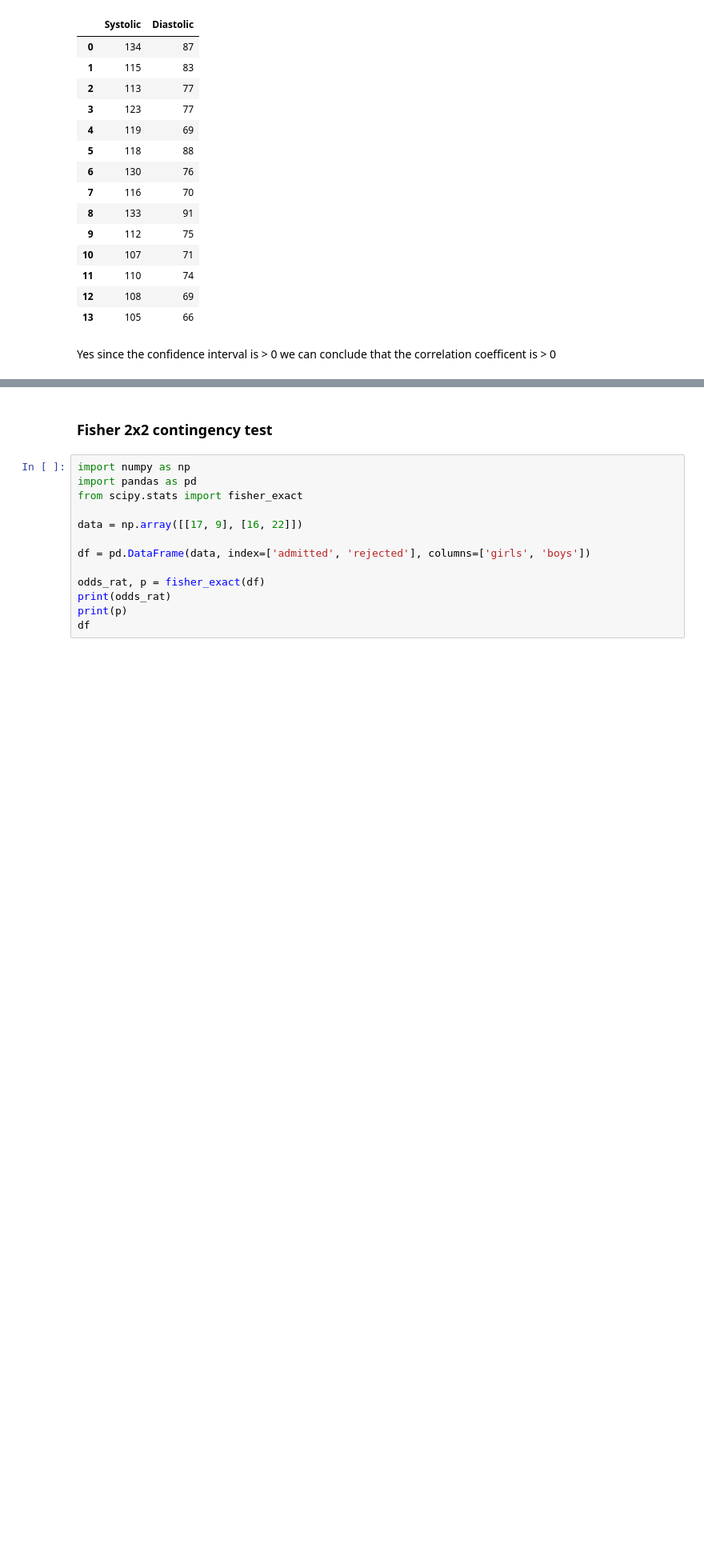
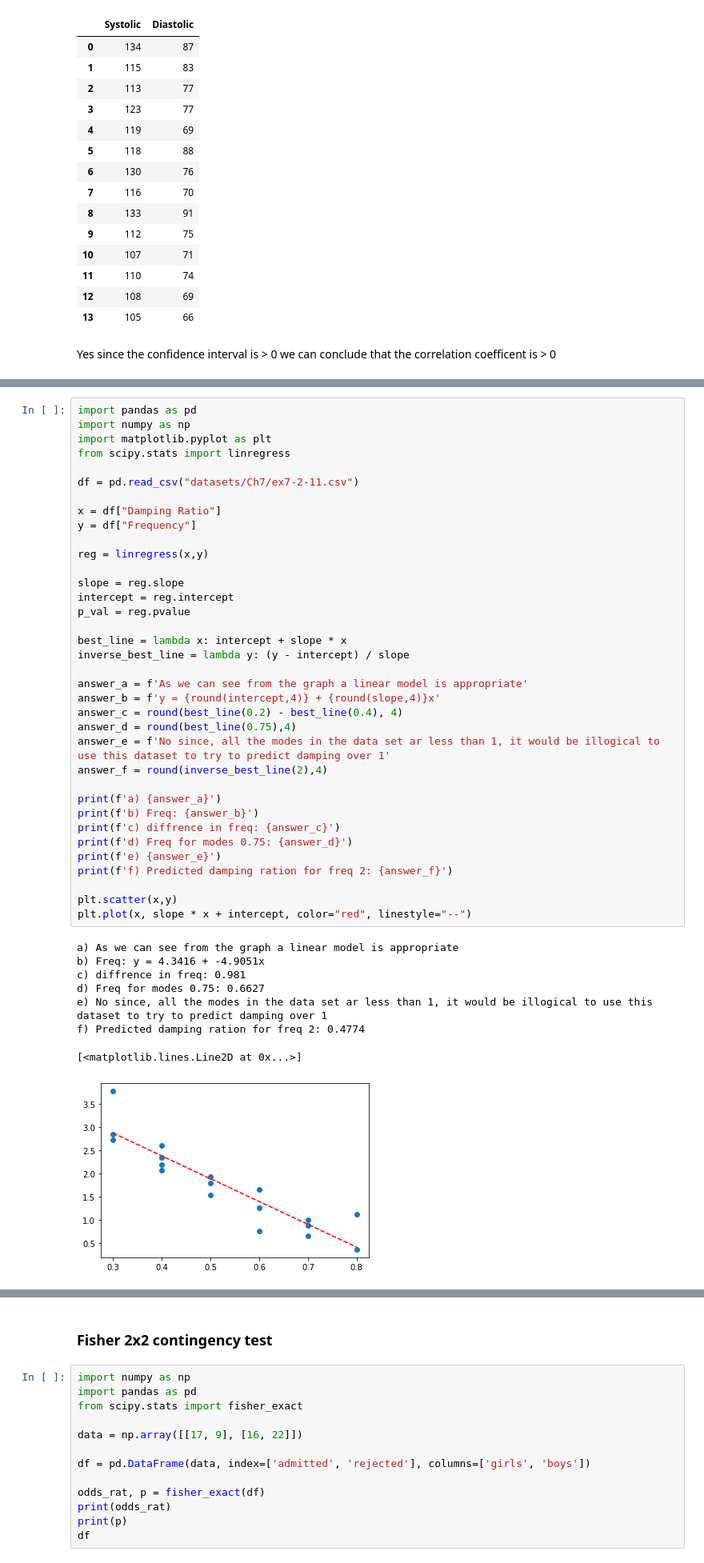
Before and after one commit to lsig/Statistics, a Jupyter notebook: Workbook.ipynb, the cells around one changed output, grey strips where cells are left out. Shown at 80% size. Saved outputs shown, nothing was run; the diff lists cells and outputs as text; blank space fills up the shorter version.

```diff
--- a/Workbook.ipynb
+++ b/Workbook.ipynb
@@ -6028,0 +6044,45 @@ Yes since the confidence interval is > 0 we can conclude that the correlation co
+# %%
+import pandas as pd
+import numpy as np
+import matplotlib.pyplot as plt
+from scipy.stats import linregress
+
+df = pd.read_csv("datasets/Ch7/ex7-2-11.csv")
+
+x = df["Damping Ratio"]
+y = df["Frequency"]
+
+reg = linregress(x,y)
+
+slope = reg.slope
+intercept = reg.intercept
+p_val = reg.pvalue
+
+best_line = lambda x: intercept + slope * x
+inverse_best_line = lambda y: (y - intercept) / slope
+
+answer_a = f'As we can see from the graph a linear model is appropriate'
+answer_b = f'y = {round(intercept,4)} + {round(slope,4)}x'
+answer_c = round(best_line(0.2) - best_line(0.4), 4)
+answer_d = round(best_line(0.75),4)
+answer_e = f'No since, all the modes in the data set ar less than 1, it would be illogical to use this dataset to try to predict damping over 1'
+answer_f = round(inverse_best_line(2),4)
+
+print(f'a) {answer_a}')
+print(f'b) Freq: {answer_b}')
+print(f'c) diffrence in freq: {answer_c}')
+print(f'd) Freq for modes 0.75: {answer_d}')
+print(f'e) {answer_e}')
+print(f'f) Predicted damping ration for freq 2: {answer_f}')
+
+plt.scatter(x,y)
+plt.plot(x, slope * x + intercept, color="red", linestyle="--")
+# %% [output]
+a) As we can see from the graph a linear model is appropriate
+b) Freq: y = 4.3416 + -4.9051x
+c) diffrence in freq: 0.981
+d) Freq for modes 0.75: 0.6627
+e) No since, all the modes in the data set ar less than 1, it would be illogical to use this dataset to try to predict damping over 1
+f) Predicted damping ration for freq 2: 0.4774
+[<matplotlib.lines.Line2D at 0x...>]
+[figure, added]
```
Also changed, not shown: parts of 7 cells of this notebook, 1 other file.
